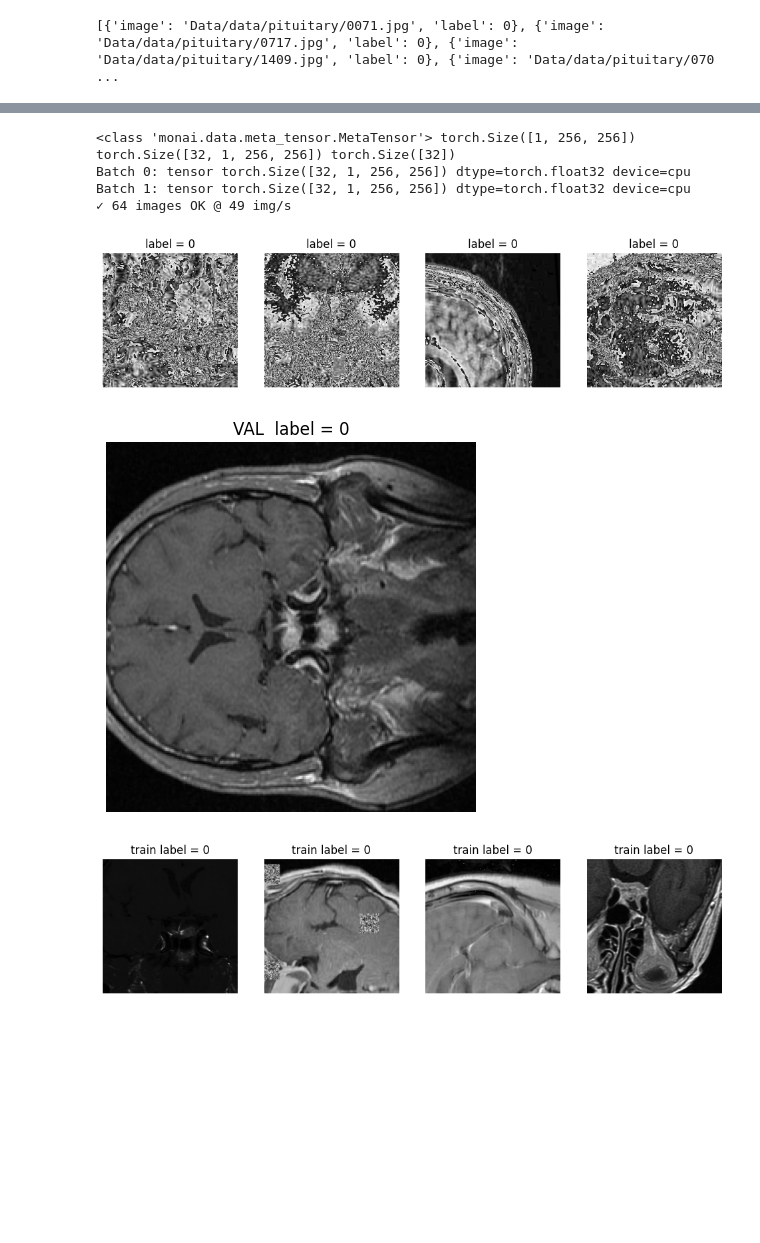
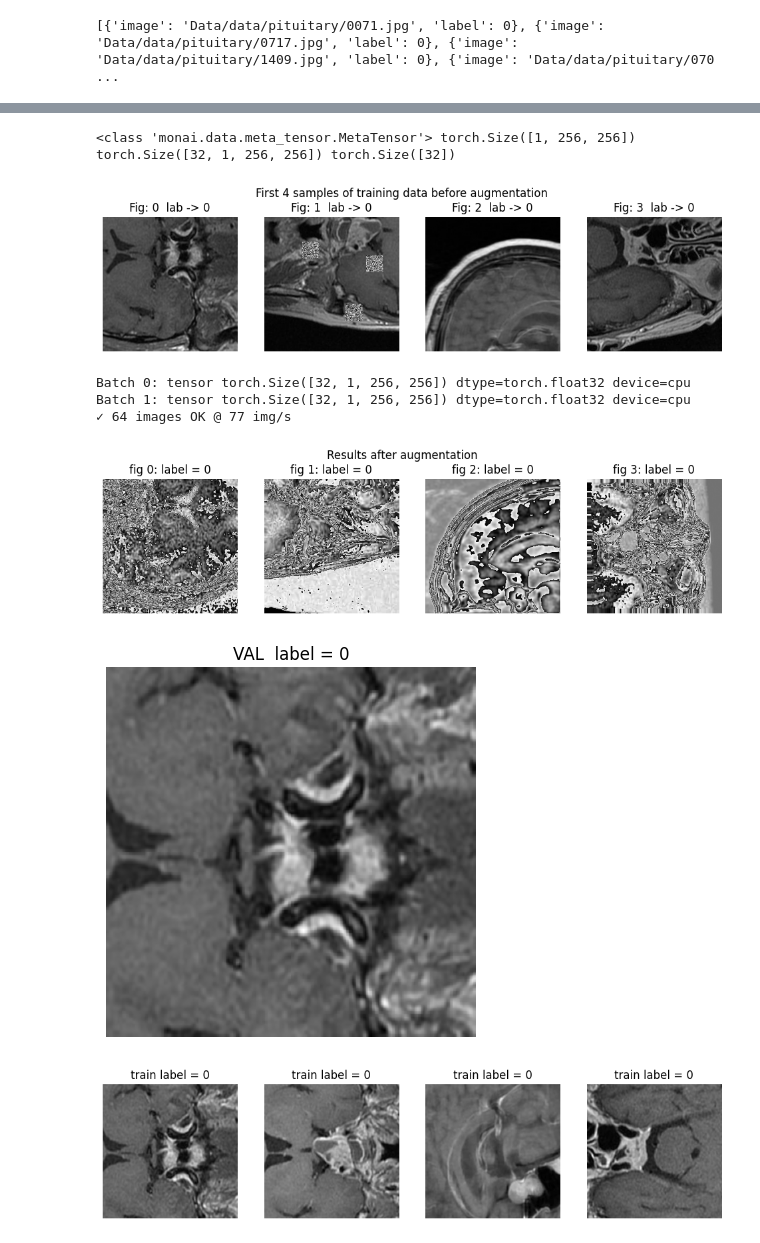
Before and after one commit to Somdip-Sen/MRI_tumor_detection, a Jupyter notebook: Code.ipynb, the cells around one changed output, grey strips where cells are left out. Drawn from its saved outputs; the diff is of its cells as text; code cells hidden in the pictures; blank space fills up the shorter version.

```diff
--- a/Code.ipynb
+++ b/Code.ipynb
@@ -214,8 +215,7 @@ TRANSFORM PIPELINES
 ## ---
 # %%
 # MONAI standard transformations ---
-def to_single_channel(t): # 3 to 1 channel used later in lambdaD
-    return t.mean(dim=0, keepdim=True)
+from Extra_transform import to_single_channel # defined it in separate file so that worker threads created by DataLoader can import it parallel |
 
 train_tf = Compose([
     LoadImaged(keys="image"), # LoadImaged reads the PNG/JPEG, returns a NumPy/torch array, and attaches metadata
@@ -248,11 +248,11 @@ train_tf = Compose([
     # Random blur (σ 0.5–1.5 px) => Imitates slice-thickness blur or patient motion; makes model blur-tolerant.
     RandZoomd(keys="image", prob=0.2, min_zoom=0.9, max_zoom=1.2),
     # Random zoom 0.9–1.2x => Handles FOV changes between scanners or axial vs oblique reconstructions.
+    Resized(keys="image", spatial_size=(256,256), mode="nearest"),
+    ToTensord(keys="image"),
     NormalizeIntensityd(keys="image", nonzero=True, channel_wise=True),
     # Z-score per channel (brain mask) => Removes scanner-specific intensity scale so network learns anatomy, not brightness.
     # ie Turns raw intensities into zero-mean, unit-std per slice
-    ToTensord(keys="image"),
-    NormalizeIntensityd(keys="image", nonzero=True, channel_wise=True)
 
     # tv.transforms.Normalize(mean=(0.485,), std=(0.229,)) <- we are using the 'd' type normalisation from monai
     # ImageNet mean/std ensure compatibility with pretrained EfficientNet ie mean, std = (0.485, 0.456, 0.406), (0.229, 0.224, 0.225) but as we are dealing with grayscale so only 1 channel is given
@@ -264,10 +264,10 @@ val_test_tf = Compose([
     LoadImaged(keys="image"),
     EnsureChannelFirstd(keys="image", strict_check=False),
     Lambdad(keys="image", func=to_single_channel),
-    Resized(keys="image", spatial_size=(256, 256)),  # long edge → 256
     CenterSpatialCropd(keys="image", roi_size=(224, 224)),
     # centre crop -- we can otherwise resize to 224x224 but most medical CV papers keep the classic resize-then-centre-crop protocol
     # bcz 1. imagenet model was pretrained on 224 × 224 images 2. cropping removes the border artefacts safely
+    Resized(keys="image", spatial_size=(256, 256)),  # long edge → 256
     ToTensord(keys="image"),
     NormalizeIntensityd(keys="image", nonzero=True, channel_wise=True)
     # hand-off to PyTorch tensor and ImageNet stats (1-channel version)
@@ -304,11 +304,12 @@ def show_augmented_samples(loader, n=4):
     # pick first n images
     n = min(n, imgs.size(0))
     fig, ax = plt.subplots(1, n, figsize=(3*n, 3))
+    fig.suptitle('Results after augmentation')
     for i in range(n):
         # remove channel dim for display, move to CPU
         img = imgs[i].cpu().squeeze(0)         # [H,W]
         ax[i].imshow(F.to_pil_image(img), cmap="gray")
-        ax[i].set_title(f"label = {labels[i].item()}")
+        ax[i].set_title(f"fig {i}: label = {labels[i].item()}")
         ax[i].axis("off")
     plt.show()
 # %%
@@ -358,29 +403,39 @@ print(files[0:5])
 # %%
-train_ds = CacheDataset(files, transform=train_tf, num_workers=0, cache_rate=0.2)
-# Compose some steps before the first Randomizable transform (e.g. LoadImage → EnsureChannelFirst → NormalizeIntensity) are executed and cached happens once (1st time and takes time)
-train_loader = DataLoader(train_ds, batch_size=32, num_workers=0)
-# takes the cached tensors in "train_ds" every batch and applies the random transforms that come after the cache-point (RandFlip, RandBiasField, etc.) and stacks size of BATCH = 32 tensors into a batch
-# If you skip CacheDataset, the whole Compose chain (deterministic + random) runs for every epoch.
-
-# ── QUICK SANITY CHECK ──────────────────────────────────────────────
+# ── Training dataset sanity check ──────────────────────────────────────────────
 # Single-sample / first-batch peek
 sample = train_ds[0]
 print(type(sample["image"]), sample["image"].shape)  # expect ndarray, (H,W)
 batch = next(iter(train_loader))
 x     = batch["image"]               #   images tensor  [B, 1, 256, 256]
 y     = batch["label"]               #   label tensor   [B]
 print(x.shape, y.shape) # expect [B,1,224,224]
 
-# sanity_check(train_loader)  # prints shape / speed
-# show_augmented_samples(train_loader)  # visual eyeball test
+# First 4 samples
+imgs  = batch["image"][:4]   # first 4 images
+labs  = batch["label"][:4]
+
+fig, ax = plt.subplots(1, 4, figsize=(12,3))
+fig.suptitle('First 4 samples of training data before augmentation')
+for i in range(4):
+    pic = imgs[i,0].cpu()                     # remove channel dim
+    ax[i].imshow(pic, cmap="gray")
+    ax[i].set_title(f"Fig: {i}  lab -> {int(labs[i])}")
+    ax[i].axis(False)
+plt.show()
+
+# Overall pipeline sanity check
+sanity_check(train_loader)  # prints shape / speed => ✓ 64 images OK @ 70 img/s means 2 batches (as sanity_check has n_batches=2) of 32 image(batch size) is pulled and side-processed and pipeline speed is 70 img/sec
+show_augmented_samples(train_loader)  # visual eyeball test
 # %% [output]
 <class 'monai.data.meta_tensor.MetaTensor'> torch.Size([1, 256, 256])
 torch.Size([32, 1, 256, 256]) torch.Size([32])
-Batch 0: tensor torch.Size([32, 1, 256, 256]) dtype=torch.float32 device=cpu
-Batch 1: tensor torch.Size([32, 1, 256, 256]) dtype=torch.float32 device=cpu
-✓ 64 images OK @ 49 img/s
-[figure, old version]
+[figure, new version]
+Batch 0: tensor torch.Size([32, 1, 256, 256]) dtype=torch.float32 device=cpu
+Batch 1: tensor torch.Size([32, 1, 256, 256]) dtype=torch.float32 device=cpu
+✓ 64 images OK @ 77 img/s
+[figure, added]
 # %%
+# ── Validation dataset sanity check ──────────────────────────────────────────────
 val_ds = CacheDataset(files, transform=val_test_tf, num_workers=0, cache_rate=0.2)
 # Compose some steps before the first Randomizable transform (e.g. LoadImage → EnsureChannelFirst → NormalizeIntensity) are executed and cached happens once (1st time and takes time)
 val_loader = DataLoader(val_ds, batch_size=32, num_workers=0)
@@ -407,7 +462,7 @@ def show_augmented(loader, n=4):
         ax[i].axis(False)
     plt.show()
 
-show_augmented(train_loader, n=4)
+show_augmented(val_loader, n=4)
 # %% [output]
-[figure, old version]
+[figure, new version]
-[figure, old version]
+[figure, new version]
```
Also changed, not shown: parts of 11 cells of this notebook, 2 other files.
